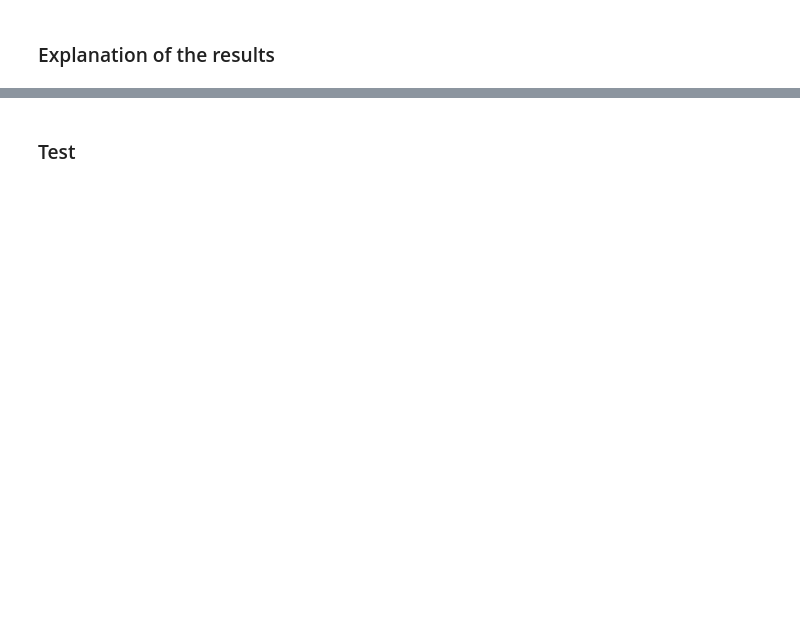
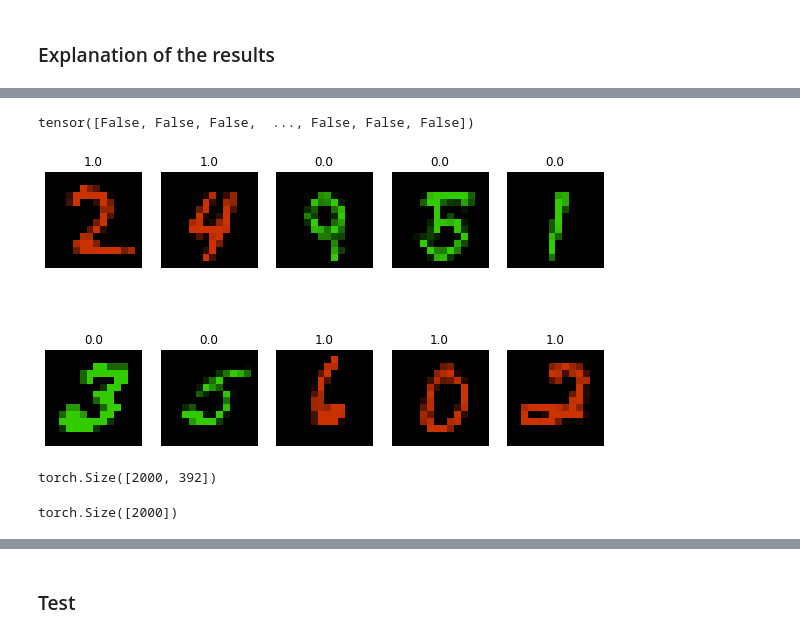
Before and after one commit to Clement-Nicolle/SDD, a Jupyter notebook: Algorithms in Machine Learning/Invariant Risk Minimization-Copy1.ipynb, the cells around one changed output, grey strips where cells are left out. Saved outputs shown, nothing was run; the diff lists cells and outputs as text; code cells hidden in the pictures; blank space fills up the shorter version.

```diff
--- a/Algorithms in Machine Learning/Invariant Risk Minimization-Copy1.ipynb
+++ b/Algorithms in Machine Learning/Invariant Risk Minimization-Copy1.ipynb
@@ -164,0 +512,2 @@ Coefficients for the three regressions are respectively $1, \frac{\sigma^2_e}{\s
+# %%
+environments = [environment(mnist_odd[:1000], mnist_even[:1000], 0.1), environment(mnist_odd[1000:2000], mnist_even[1000:2000], 0.5)]
@@ -164,0 +603,39 @@ Coefficients for the three regressions are respectively $1, \frac{\sigma^2_e}{\s
+# %%
+mnist_image, mnist_label = mnist.data[:10000], mnist.targets[:10000]
+# %%
+mnist_label%2==0
+# %% [output]
+tensor([False, False, False,  ..., False, False, False])
+# %%
+mnist_even = mnist_image[mnist_label%2==0]
+mnist_odd = mnist_image[mnist_label%2==1]
+# %%
+def environment(odd, even, env):
+    odd = odd[:,::2,::2]
+    even = even[:,::2,::2]
+    odd = torch.stack((env/255*odd,(1-env)/255*odd), 3)
+    even = torch.stack(((1-env)/255*even,env/255*even), 3)
+    even_label = torch.ones(even.shape[0])
+    odd_label = torch.zeros(odd.shape[0])
+    labels = torch.concat((even_label, odd_label), 0)
+    images = torch.concat((even, odd), 0)
+    perm = torch.randperm(len(labels))
+
+    return {
+      'images': images[perm],
+      'labels': labels[perm]
+    }
+# %%
+test = environment(mnist_odd[:5], mnist_even[:5], 0.2)
+
+images = test["images"]
+labels = test["labels"]
+
+fig, axs = plt.subplots(2,5, figsize=(10,6))
+for k in range(10):
+    #such a great way to plot, using the euclidean division
+    axs[k%2,k%5].imshow(torch.concat((images[k], torch.zeros((14,14,1))), 2))
+    axs[k%2,k%5].set_axis_off()
+    axs[k%2,k%5].set_title(labels[k].item())
+# %% [output]
+[figure, added]
@@ -164,0 +649,9 @@ Coefficients for the three regressions are respectively $1, \frac{\sigma^2_e}{\s
+# %%
+A = images.view(images.shape[0],-1)
+A.shape
+# %% [output]
+torch.Size([2000, 392])
+# %%
+model(A).ravel().shape
+# %% [output]
+torch.Size([2000])
```
Also changed, not shown: parts of 76 cells of this notebook, 2 other files.
